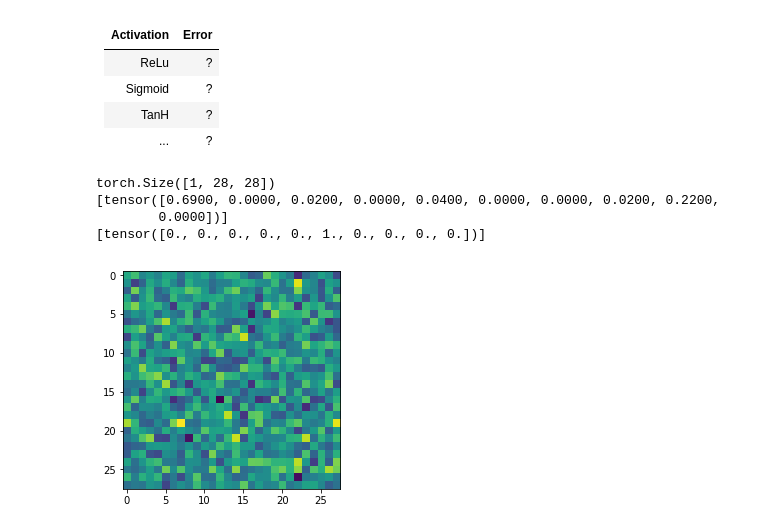
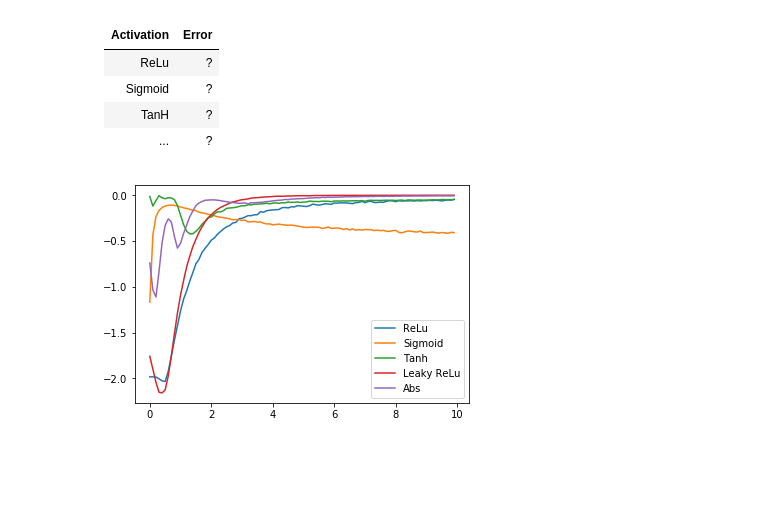
Before and after one commit to maitchison/MouseMaze, a Jupyter notebook: Py-MNIST.ipynb, the cells around one changed output. Drawn from its saved outputs; the diff is of its cells as text; code cells hidden in the pictures; blank space fills up the shorter version.

```diff
--- a/Py-MNIST.ipynb
+++ b/Py-MNIST.ipynb
@@ -259,36 +262,48 @@ plt.show()
 | Sigmoid    | ?       |
 | TanH       | ?       |
 | ...        | ?       |
-# %%
-# check how model handles random input.
-def pred(model, data):
-
-    data = data.to(device)
-
-    model.eval()
-
-    with torch.no_grad():
-        pred = model(data)
-
-    print([torch.round(x*100)/100 for x in torch.exp(pred)])
-
-
-# The number 7 but with adjusted brightness
-data, target = MNIST_test[0]
-print(data.shape)
-plt.imshow(np.asarray(data)[0,:,:])
-data = torch.reshape(data, (1,1, 28,28))
-data += 10
-pred(model, data)
-
-# gausian noise
-data = torch.tensor(np.random.randn(1,1,28,28), dtype=torch.float32)
-plt.imshow(np.asarray(data)[0,0,:,:])
-data *= 7
-pred(model, data)
-# %% [output]
-torch.Size([1, 28, 28])
-[tensor([0.6900, 0.0000, 0.0200, 0.0000, 0.0400, 0.0000, 0.0000, 0.0200, 0.2200,
-        0.0000])]
-[tensor([0., 0., 0., 0., 0., 1., 0., 0., 0., 0.])]
-[figure, removed]
+# %%
+# check how model handles random input.
+def pred(model, data):
+
+    data = data.to(device)
+
+    model.eval()
+
+    with torch.no_grad():
+        pred = model(data)
+
+    return pred[0]
+
+def check_robust(model, name):
+
+    samples = 1000
+
+    scores = []
+
+    xs = np.arange(0,10,0.1)
+
+    # gausian noise
+    for x in xs:
+        av_max_score = 0
+        for i in range(samples):
+            data = torch.tensor(np.random.rand(1,1,28,28), dtype=torch.float32)
+            data *= x
+            max_score = max(pred(model, data))
+            av_max_score += max_score / samples
+        scores.append(av_max_score)
+
+    scores = np.array(scores)
+
+    plt.plot(xs, scores,label=name)
+
+
+plt.show()
+
+for name, model in models.items():
+    check_robust(model, name)
+
+plt.legend()
+plt.show()
+# %% [output]
+[figure, added]
```
Also changed, not shown: parts of 7 cells of this notebook, 3 other files.
